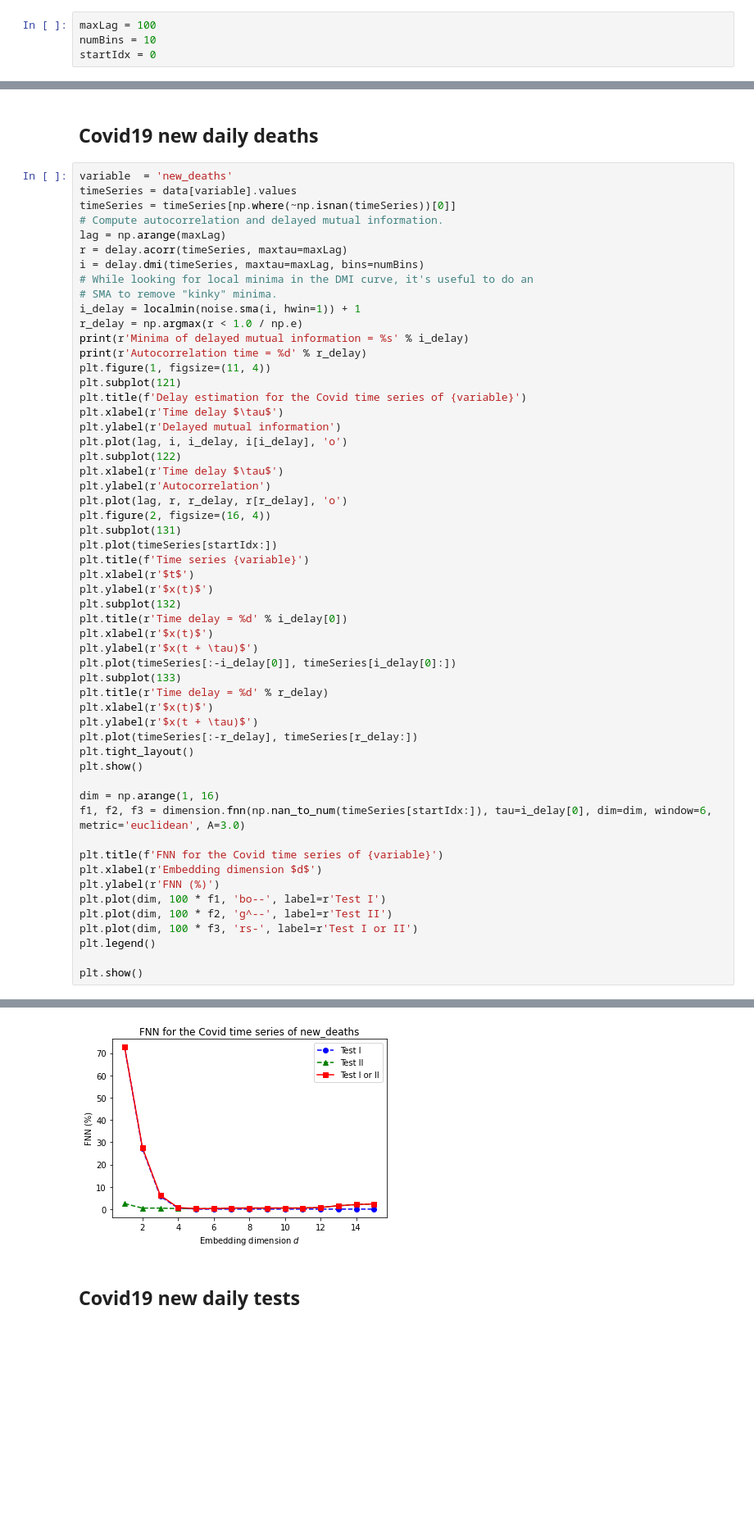
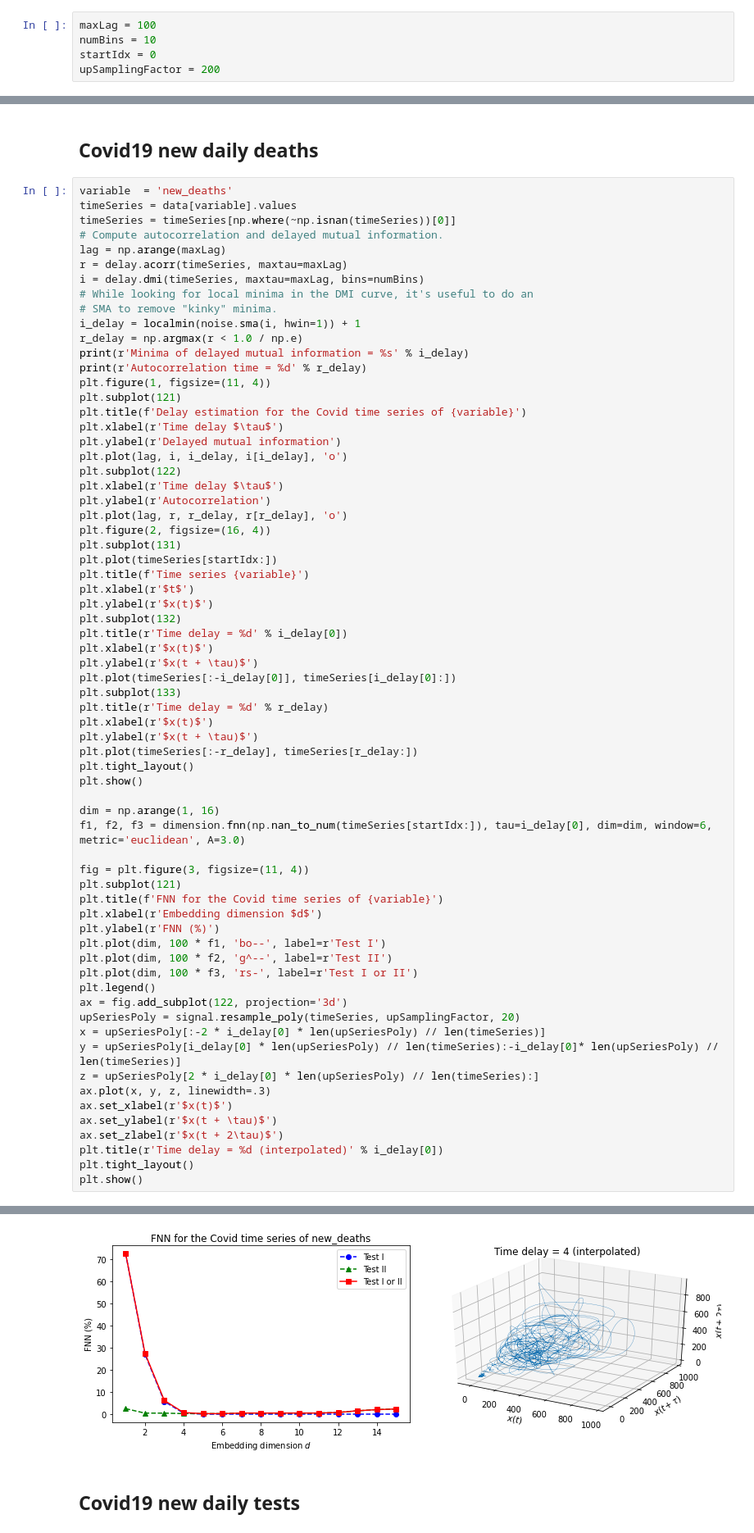
Before and after one commit to tiagoCuervo/coronacle, a Jupyter notebook: chaotic_eda.ipynb, the cells around one changed output, grey strips where cells are left out. Shown at 82% size. Cells and saved outputs as stored; diff of their text form; blank space fills up the shorter version.

```diff
--- a/chaotic_eda.ipynb
+++ b/chaotic_eda.ipynb
@@ -234,6 +309,7 @@ data = data[data['location'] == 'Poland']
 maxLag = 100
 numBins = 10
 startIdx = 0
+upSamplingFactor = 200
 # %% [markdown]
 ## Covid19 new daily cases
 # %%
@@ -331,35 +419,47 @@ plt.xlabel(r'$t$')
 plt.ylabel(r'$x(t)$')
 plt.subplot(132)
 plt.title(r'Time delay = %d' % i_delay[0])
 plt.xlabel(r'$x(t)$')
 plt.ylabel(r'$x(t + \tau)$')
 plt.plot(timeSeries[:-i_delay[0]], timeSeries[i_delay[0]:])
 plt.subplot(133)
 plt.title(r'Time delay = %d' % r_delay)
 plt.xlabel(r'$x(t)$')
 plt.ylabel(r'$x(t + \tau)$')
 plt.plot(timeSeries[:-r_delay], timeSeries[r_delay:])
 plt.tight_layout()
 plt.show()
 
 dim = np.arange(1, 16)
 f1, f2, f3 = dimension.fnn(np.nan_to_num(timeSeries[startIdx:]), tau=i_delay[0], dim=dim, window=6, metric='euclidean', A=3.0)
 
+fig = plt.figure(3, figsize=(11, 4))
+plt.subplot(121)
 plt.title(f'FNN for the Covid time series of {variable}')
 plt.xlabel(r'Embedding dimension $d$')
 plt.ylabel(r'FNN (%)')
 plt.plot(dim, 100 * f1, 'bo--', label=r'Test I')
 plt.plot(dim, 100 * f2, 'g^--', label=r'Test II')
 plt.plot(dim, 100 * f3, 'rs-', label=r'Test I or II')
 plt.legend()
-
+ax = fig.add_subplot(122, projection='3d')
+upSeriesPoly = signal.resample_poly(timeSeries, upSamplingFactor, 20)
+x = upSeriesPoly[:-2 * i_delay[0] * len(upSeriesPoly) // len(timeSeries)]
+y = upSeriesPoly[i_delay[0] * len(upSeriesPoly) // len(timeSeries):-i_delay[0]* len(upSeriesPoly) // len(timeSeries)]
+z = upSeriesPoly[2 * i_delay[0] * len(upSeriesPoly) // len(timeSeries):]
+ax.plot(x, y, z, linewidth=.3)
+ax.set_xlabel(r'$x(t)$')
+ax.set_ylabel(r'$x(t + \tau)$')
+ax.set_zlabel(r'$x(t + 2\tau)$')
+plt.title(r'Time delay = %d (interpolated)' % i_delay[0])
+plt.tight_layout()
 plt.show()
 # %% [output]
 Minima of delayed mutual information = [ 4 11 18 25 32 39 46 53 60 66 73 80 87 95]
 Autocorrelation time = 24
 [figure]
 [figure]
-[figure, old version]
+[figure, new version]
 # %% [markdown]
 ## Covid19 new daily tests
 # %%
```
Also changed, not shown: parts of 12 cells of this notebook.
